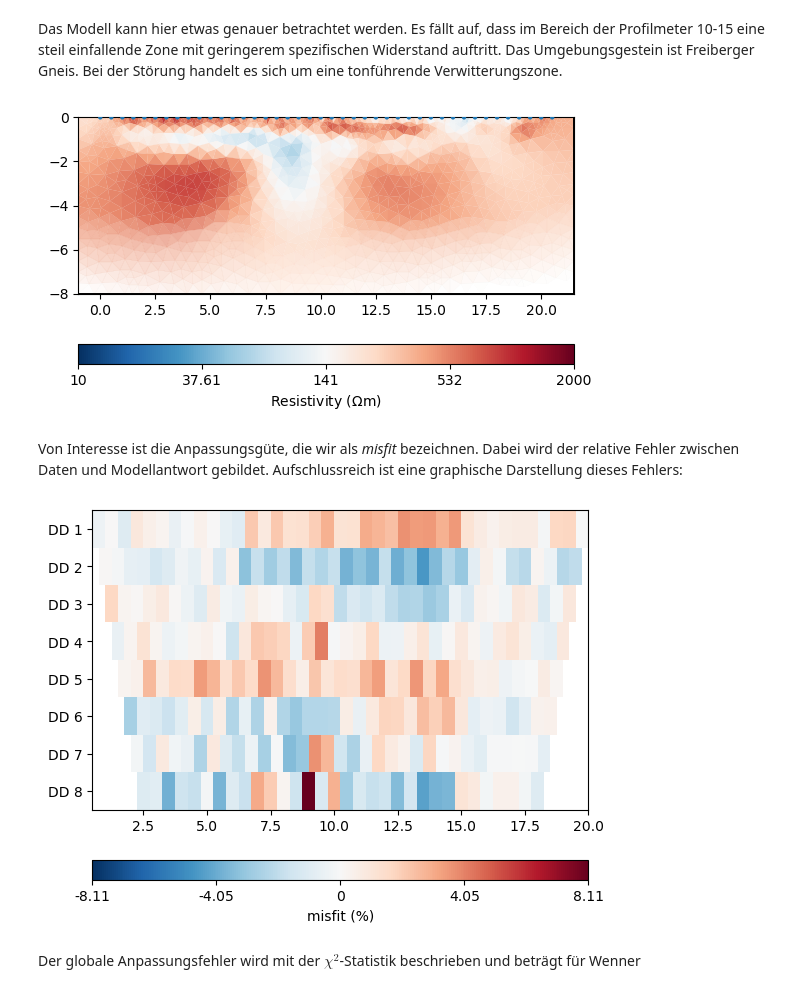
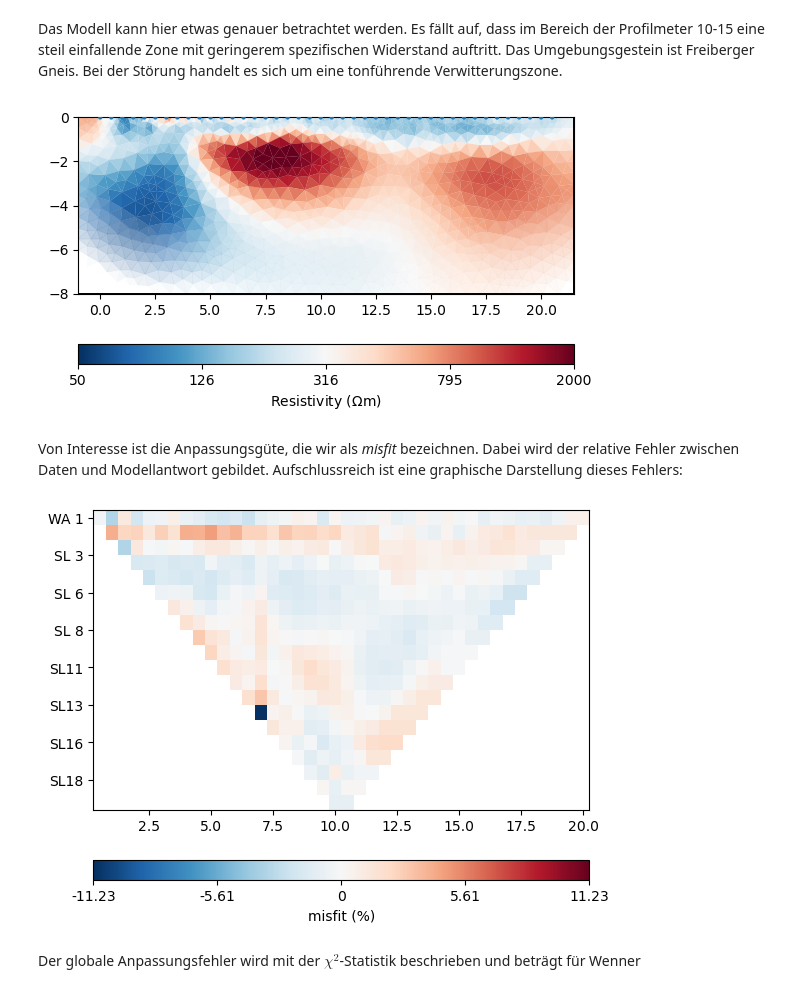
Before and after one commit to ruboerner/MEA, a Jupyter notebook: pygimli_inversion.ipynb, the cells around one changed output. Saved outputs shown, nothing was run; the diff lists cells and outputs as text; code cells hidden in the pictures.

```diff
--- a/pygimli_inversion.ipynb
+++ b/pygimli_inversion.ipynb
@@ -72,7 +72,8 @@ Die Python-Objekte `dipoldipol`, `wenner` und `poldipol` enthalten sämtliche ge
 # wenner = pg.load("farn_we_01_1.mea");
 # sb = pg.load("farn_sb_01.mea");
 # dd = pg.load("Erzgang/erz_17_10_dd_new.mea");
-wenner = pg.load("Erzgang/erz_18_10_1_dd_new.mea")
+# wenner = pg.load("erz_12_11_01_we.mea")
+wenner = pg.load("Erzgang/erz_17_10_we_full_new.mea")
 print(wenner)
 # print(sb)
 # %% [output]
@@ -132,9 +141,9 @@ Es fällt auf, dass im Bereich der Profilmeter 10-15 eine steil einfallende Zone
 Das Umgebungsgestein ist Freiberger Gneis.
 Bei der Störung handelt es sich um eine tonführende Verwitterungszone.
 # %%
-ertwenner.showModel(modwenner, cMap="RdBu_r", cMin=10, cMax=2000);
+ertwenner.showModel(modwenner, cMap="RdBu_r", cMin=50, cMax=2000);
 # %% [output]
-[figure, old version]
+[figure, new version]
 # %% [markdown]
 Von Interesse ist die Anpassungsgüte, die wir als *misfit* bezeichnen.
 Dabei wird der relative Fehler zwischen Daten und Modellantwort gebildet.
@@ -144,7 +153,7 @@ misfitwe = ertwenner.inv.response / wenner['rhoa'] * 100 - 100
 me = np.max(np.abs(misfitwe))
 pg.show(wenner, misfitwe, cMap="RdBu_r", cMin=-me, cMax=me, label="misfit (%)");
 # %% [output]
-[figure, old version]
+[figure, new version]
 # %% [markdown]
 Der globale Anpassungsfehler wird mit der $\chi^2$-Statistik beschrieben und beträgt für Wenner
 # %%
```
Also changed, not shown: parts of 4 cells of this notebook.
